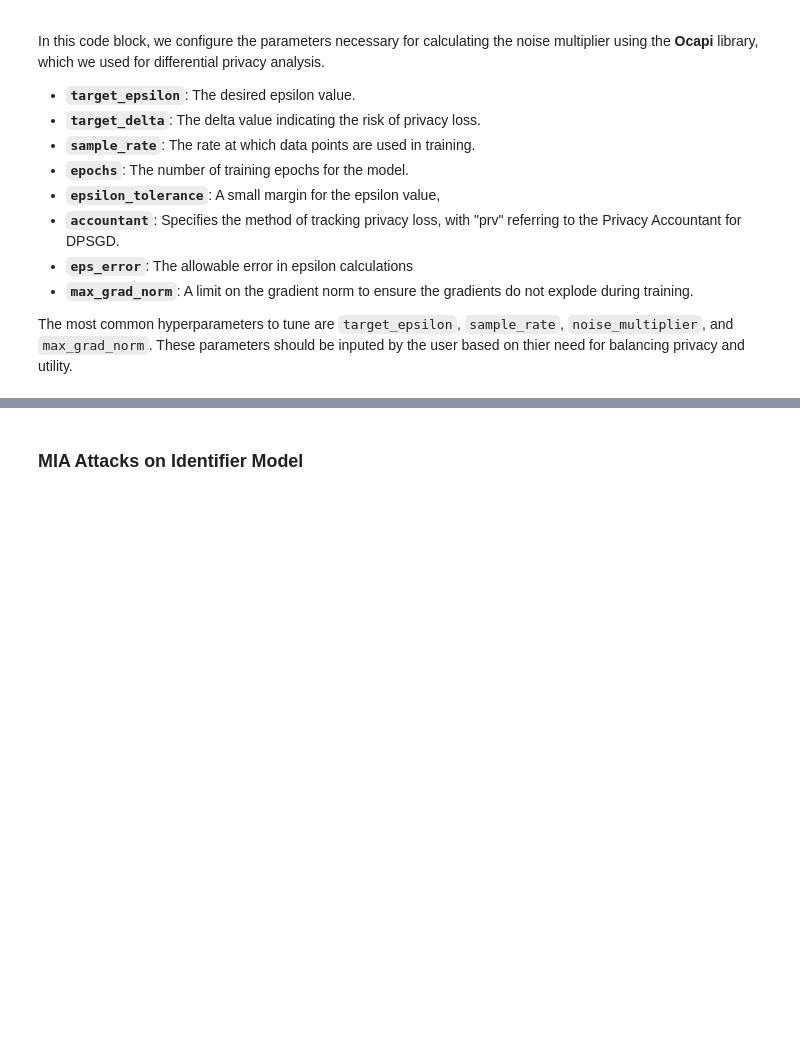
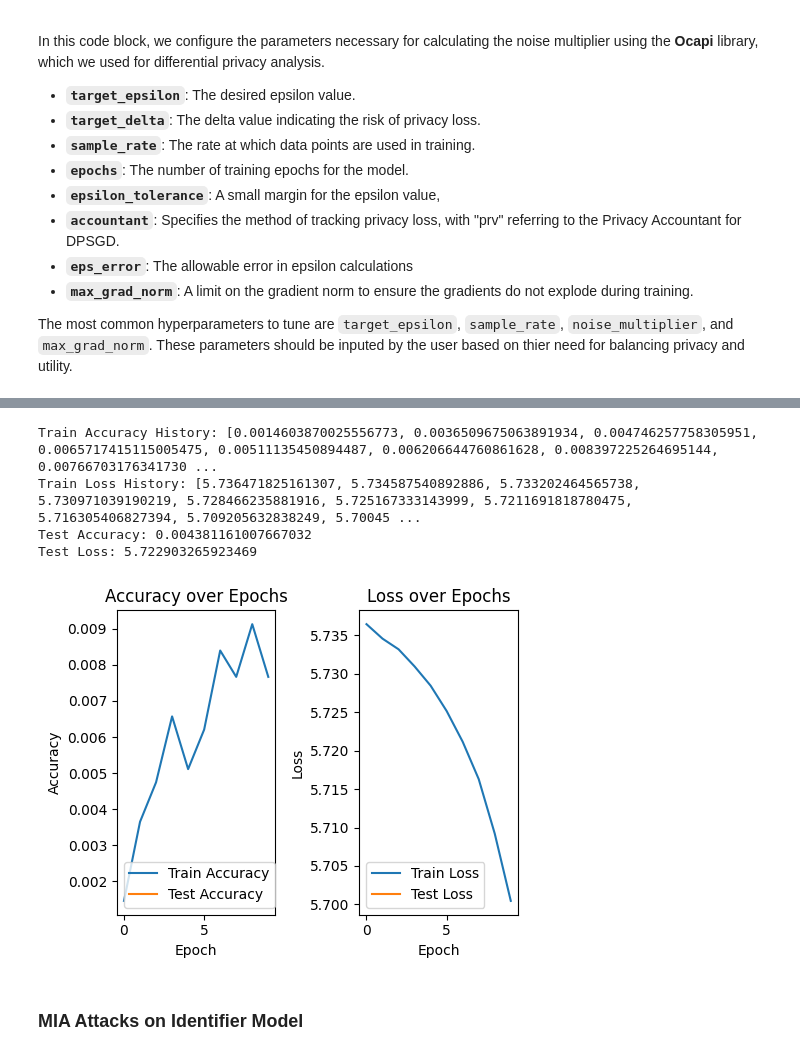
Before and after one commit to aidotse/LeakPro, a Jupyter notebook: examples/mia/celebA_HQ/celebA_hq_dpsgd.ipynb, the cells around one changed output, grey strips where cells are left out. Drawn from its saved outputs; the diff is of its cells as text; code cells hidden in the pictures; blank space fills up the shorter version.

```diff
--- a/examples/mia/celebA_HQ/celebA_hq_dpsgd.ipynb
+++ b/examples/mia/celebA_HQ/celebA_hq_dpsgd.ipynb
@@ -133,15 +140,23 @@ with open(privacy_config_path, "wb") as f:
     pickle.dump(noise_multiplier_dict, f)
 # %%
 from torch import save, optim, nn
-from target_model_class import ResNet18_DPsgd
+from target_model_class import ResNet18_DPsgd, CNN, SampleConvNet
 
 num_classes = 307
 
 # Create instance of target model
-model = ResNet18_DPsgd(
-                    num_classes = num_classes,
-                    dpsgd=True,
-                    )
+# model = ResNet18_DPsgd(
+#                     num_classes = num_classes,
+#                     dpsgd=True,
+#                     )
+# model = CNN(
+#     num_classes = num_classes,
+#     dpsgd=True,
+# )
+model = SampleConvNet(
+    num_classes = num_classes,
+    dpsgd=False,
+)
 
 # Read out the relevant parameters for training
 lr = train_config["train"]["learning_rate"]
@@ -162,11 +177,13 @@ train_result = CelebAInputHandlerDPsgd().train(dataloader=train_loader,
                         virtual_batch_size=virtual_batch_size,
                         )
 
+# Get the trained model
+model = train_result.model
+
 # Evaluate on test set
 test_result = CelebAInputHandlerDPsgd().eval(test_loader, model, criterion)
 
 # Store the model and metadata
-model = train_result.model
 model.to("cpu")
 with open(f"{log_dir}/target_model.pkl", "wb") as f:
     save(model.state_dict(), f)
@@ -188,33 +207,44 @@ with open(f"{log_dir}/model_metadata.pkl", "wb") as f:
 # %%
 import matplotlib.pyplot as plt
 
-train_acc = train_result.metrics.extra["accuracy_history"]
+train_acc = [acc*100 for acc in train_result.metrics.extra["accuracy_history"]]
 train_loss = train_result.metrics.extra["loss_history"]
-test_acc = test_result.accuracy
+test_acc = test_result.accuracy * 100
 test_loss = test_result.loss
+
+print("Train Accuracy History:", train_acc)
+print("Train Loss History:", train_loss)
+print("Test Accuracy:", test_acc)
+print("Test Loss:", test_loss)
 
 # Plot training and test accuracy
 plt.figure(figsize=(5, 4))
 
 plt.subplot(1, 2, 1)
 plt.plot(train_acc, label='Train Accuracy')
 plt.plot(test_acc, label='Test Accuracy')
 plt.xlabel('Epoch')
 plt.ylabel('Accuracy')
 plt.title('Accuracy over Epochs')
 plt.legend()
 
 # Plot training and test loss
 plt.subplot(1, 2, 2)
 plt.plot(train_loss, label='Train Loss')
 plt.plot(test_loss, label='Test Loss')
 plt.xlabel('Epoch')
 plt.ylabel('Loss')
 plt.title('Loss over Epochs')
 plt.legend()
 
 plt.tight_layout()
 plt.show()
+# %% [output]
+Train Accuracy History: [0.0014603870025556773, 0.0036509675063891934, 0.004746257758305951, 0.0065717415115005475, 0.00511135450894487, 0.006206644760861628, 0.008397225264695144, 0.00766703176341730 ...
+Train Loss History: [5.736471825161307, 5.734587540892886, 5.733202464565738, 5.730971039190219, 5.728466235881916, 5.725167333143999, 5.7211691818780475, 5.716305406827394, 5.709205632838249, 5.70045 ...
+Test Accuracy: 0.004381161007667032
+Test Loss: 5.722903265923469
+[figure, added]
 # %% [markdown]
 ### MIA Attacks on Identifier Model
 # %%
```
Also changed, not shown: parts of 6 cells of this notebook, 7 other files.
